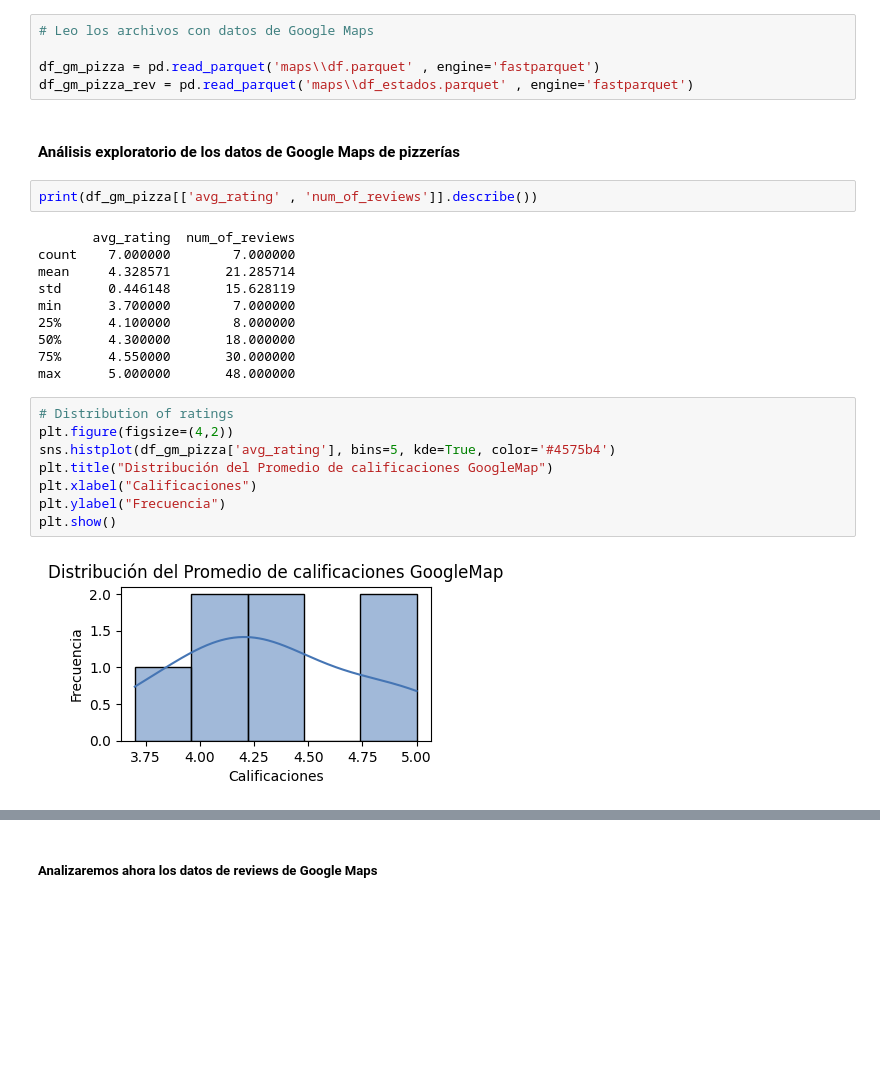
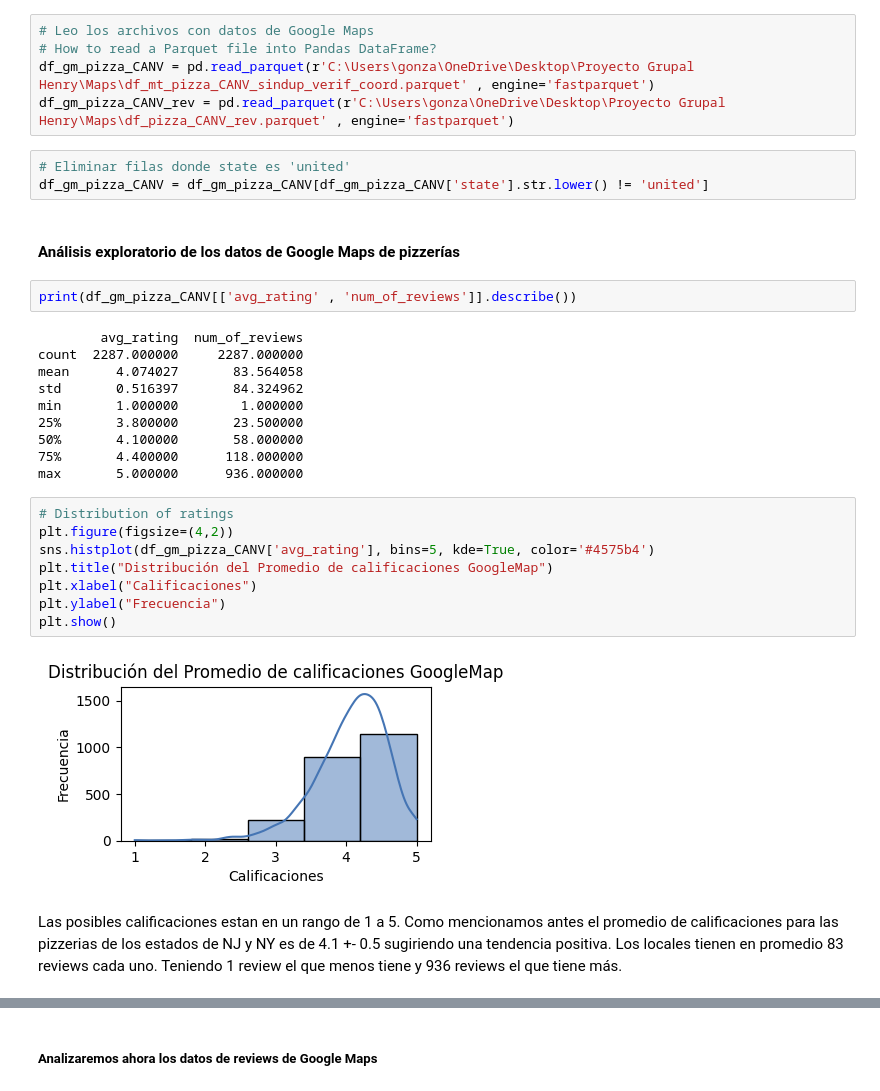
Before and after one commit to GASabas/PG-Grupo3, a Jupyter notebook: EDA.ipynb, the cells around one changed output, grey strips where cells are left out. Saved outputs shown, nothing was run; the diff lists cells and outputs as text; blank space fills up the shorter version.

```diff
--- a/EDA.ipynb
+++ b/EDA.ipynb
@@ -17,30 +24,36 @@ A continuación se detallarán brevemente los hallazgos. </br>
 # %%
 # Leo los archivos con datos de Google Maps
-
-df_gm_pizza = pd.read_parquet('maps\\df.parquet' , engine='fastparquet')
-df_gm_pizza_rev = pd.read_parquet('maps\\df_estados.parquet' , engine='fastparquet')
+# How to read a Parquet file into Pandas DataFrame?
+df_gm_pizza_CANV = pd.read_parquet(r'C:\Users\gonza\OneDrive\Desktop\Proyecto Grupal Henry\Maps\df_mt_pizza_CANV_sindup_verif_coord.parquet' , engine='fastparquet')
+df_gm_pizza_CANV_rev = pd.read_parquet(r'C:\Users\gonza\OneDrive\Desktop\Proyecto Grupal Henry\Maps\df_pizza_CANV_rev.parquet' , engine='fastparquet')
+# %%
+# Eliminar filas donde state es 'united'
+df_gm_pizza_CANV = df_gm_pizza_CANV[df_gm_pizza_CANV['state'].str.lower() != 'united']
 # %% [markdown]
 #### Análisis exploratorio de los datos de Google Maps de pizzerías
 # %%
-print(df_gm_pizza[['avg_rating' , 'num_of_reviews']].describe())
+print(df_gm_pizza_CANV[['avg_rating' , 'num_of_reviews']].describe())
 # %% [output]
-       avg_rating  num_of_reviews
-count    7.000000        7.000000
-mean     4.328571       21.285714
-std      0.446148       15.628119
-min      3.700000        7.000000
-25%      4.100000        8.000000
-50%      4.300000       18.000000
-75%      4.550000       30.000000
-max      5.000000       48.000000
+        avg_rating  num_of_reviews
+count  2287.000000     2287.000000
+mean      4.074027       83.564058
+std       0.516397       84.324962
+min       1.000000        1.000000
+25%       3.800000       23.500000
+50%       4.100000       58.000000
+75%       4.400000      118.000000
+max       5.000000      936.000000
 # %%
 # Distribution of ratings
 plt.figure(figsize=(4,2))
-sns.histplot(df_gm_pizza['avg_rating'], bins=5, kde=True, color='#4575b4')
+sns.histplot(df_gm_pizza_CANV['avg_rating'], bins=5, kde=True, color='#4575b4')
 plt.title("Distribución del Promedio de calificaciones GoogleMap")
 plt.xlabel("Calificaciones")
 plt.ylabel("Frecuencia")
 plt.show()
 # %% [output]
-[figure, old version]
+[figure, new version]
+# %% [markdown]
+Las posibles calificaciones estan en un rango de 1 a 5. Como mencionamos antes el promedio de calificaciones para las pizzerias de los estados de NJ y NY es de 4.1 +- 0.5 sugiriendo una tendencia positiva. </br>
+Los locales tienen en promedio 83 reviews cada uno. Teniendo 1 review el que menos tiene y 936 reviews el que tiene más.
 # %%
```
Also changed, not shown: parts of 48 cells of this notebook, 4 other files.
